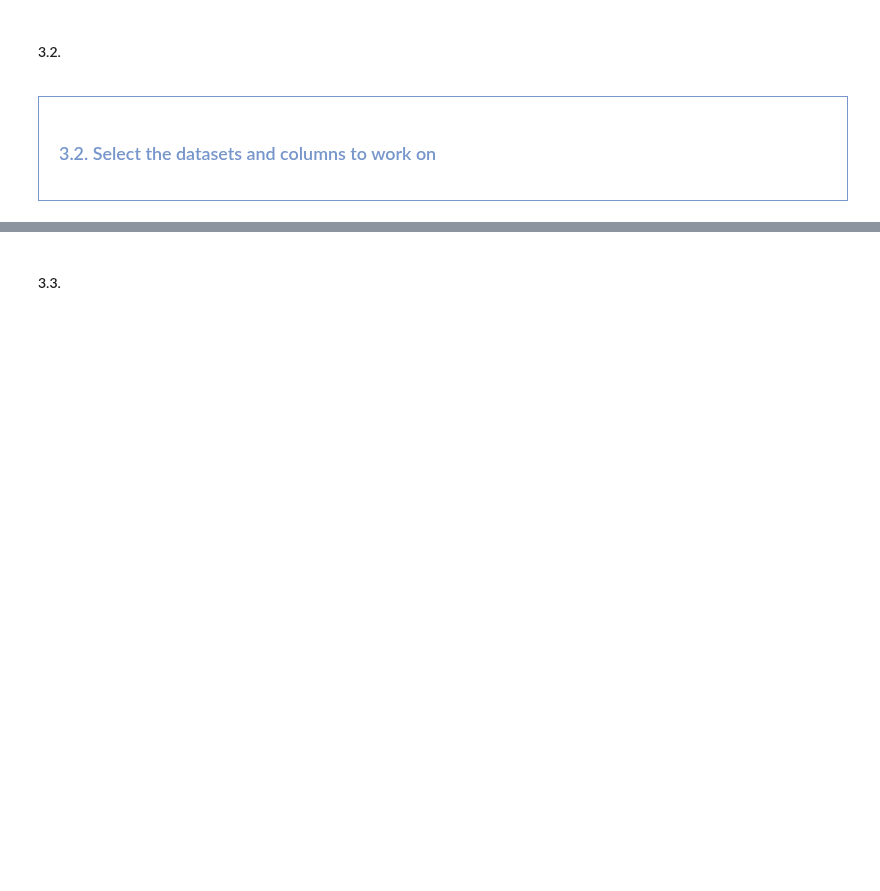
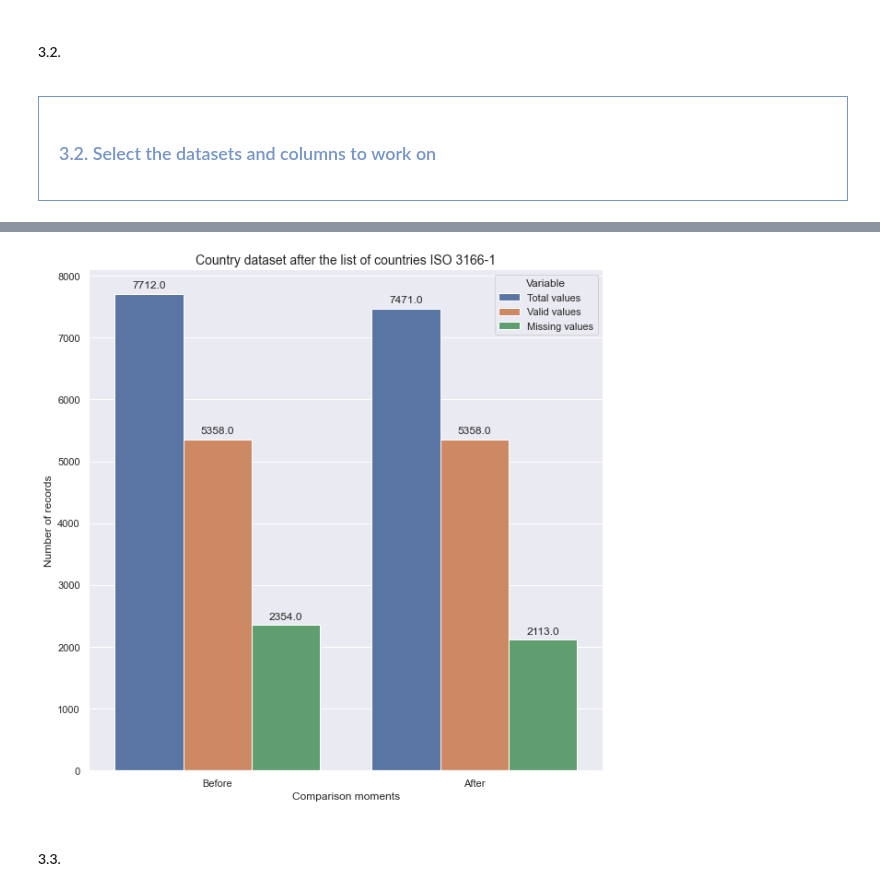
Before and after one commit to samirhinojosa/OC-P2-education-statistics, a Jupyter notebook: notebook.ipynb, the cells around one changed output, grey strips where cells are left out. Cells and saved outputs as stored; diff of their text form; code cells hidden in the pictures; blank space fills up the shorter version.

```diff
--- a/notebook.ipynb
+++ b/notebook.ipynb
@@ -408,3 +608,17 @@ Based on the context of the problem, I am going to work in the following way.
+# %%
+df_comparison = comparison_dfs(df_country, df_country_copy)
+fig, ax1 = plt.subplots(figsize=(10, 10))
+dt = df_comparison.melt(id_vars="Moment").rename(columns=str.title)
+plot = sns.barplot(x="Moment", y="Value", data=dt, hue="Variable", ax=ax1)
+for p in plot.patches:
+    plot.annotate(format(p.get_height(), ".1f"), (p.get_x() + p.get_width() / 2., p.get_height()),
+                    ha="center", va="center", xytext=(0, 9), textcoords="offset points")
+plt.xlabel("Comparison moments", size=12)
+plt.ylabel("Number of records", size=12)
+plt.title("Country dataset after the list of countries ISO 3166-1", size=14)
+sns.despine(fig)
+# %% [output]
+[figure, added]
 # %% [markdown]
 #### 3.3.
 # %% [markdown]
```
Also changed, not shown: parts of 37 cells of this notebook.
